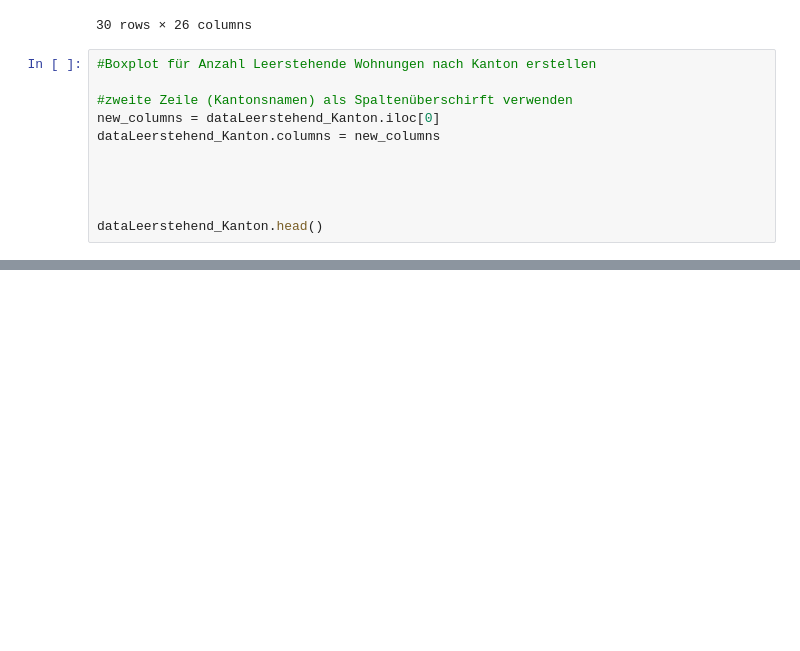
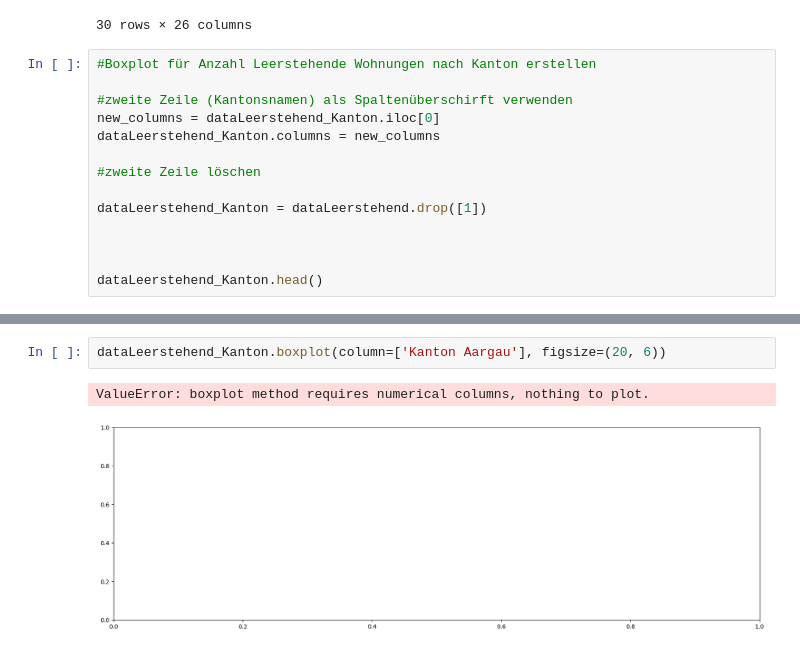
Before and after one commit to GRUPPE-BINA24/Datenspeicher, a Jupyter notebook: Kopie_von_Semesterarbeit_BINA.ipynb, the cells around one changed output, grey strips where cells are left out. Saved outputs shown, nothing was run; the diff lists cells and outputs as text; blank space fills up the shorter version.

Commit message:
Versuch Boxplot nach Kanton

```diff
--- a/Kopie_von_Semesterarbeit_BINA.ipynb
+++ b/Kopie_von_Semesterarbeit_BINA.ipynb
@@ -190,6 +190,9 @@ dataLeerstehend_Kanton.drop(dataLeerstehend_Kanton.columns[26:63], axis=1)
 new_columns = dataLeerstehend_Kanton.iloc[0]
 dataLeerstehend_Kanton.columns = new_columns
 
+#zweite Zeile löschen
+
+dataLeerstehend_Kanton = dataLeerstehend.drop([1])
 
 
 
@@ -204,0 +202,5 @@ dataLeerstehend_Kanton.head()
+# %%
+dataLeerstehend_Kanton.boxplot(column=['Kanton Aargau'], figsize=(20, 6))
+# %% [output]
+ValueError: boxplot method requires numerical columns, nothing to plot.
+[figure, added]
```
Also changed, not shown: parts of 1 cell of this notebook.
